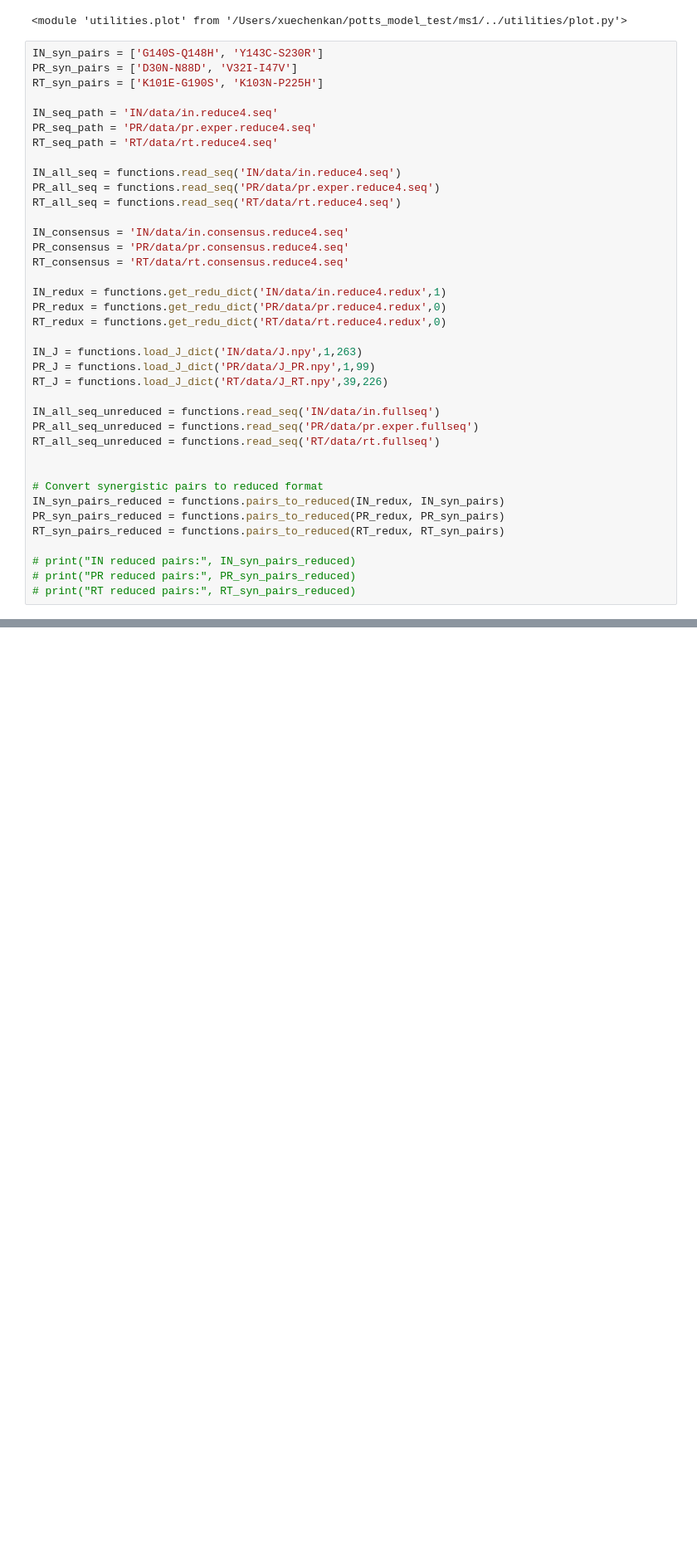
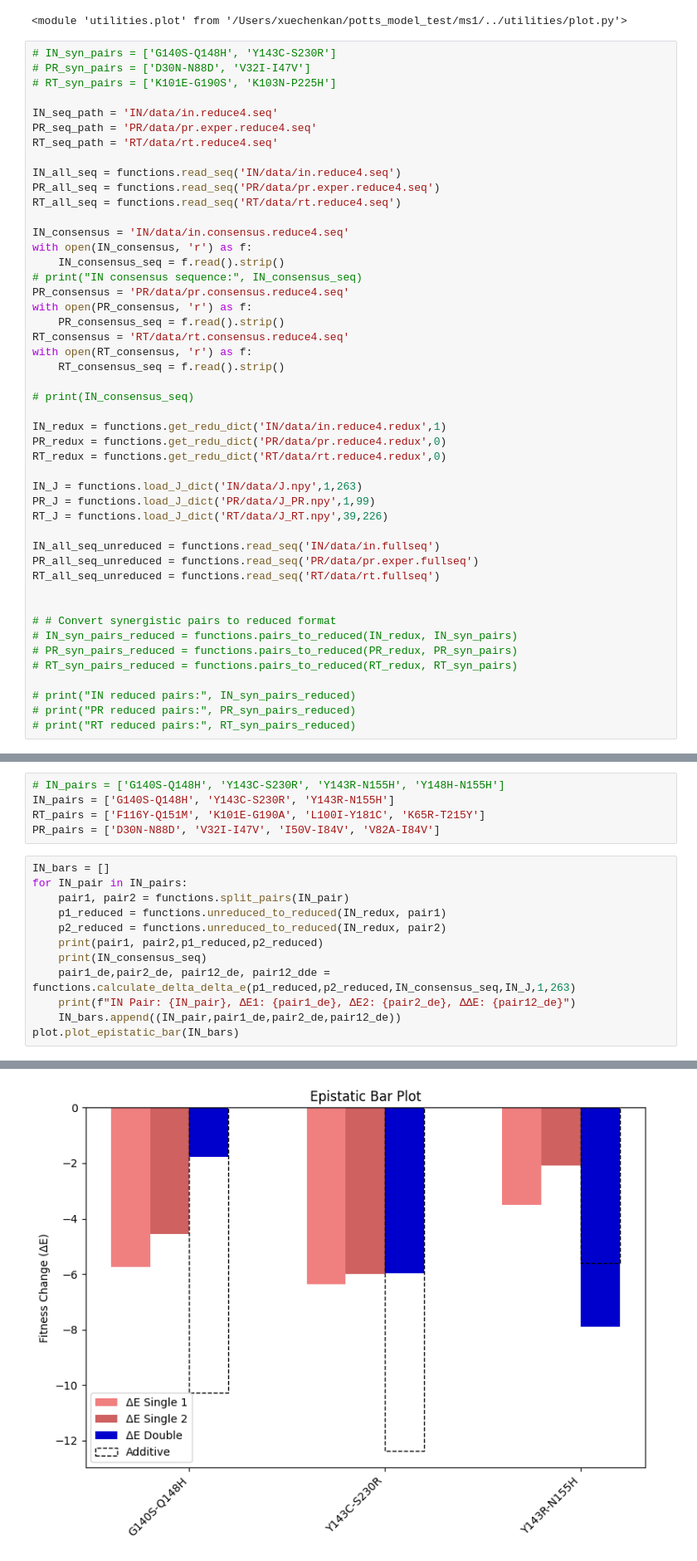
Before and after one commit to Daniel-Xkan/potts_model_test, a Jupyter notebook: ms1/epistasis_bar.ipynb, the cells around one changed output, grey strips where cells are left out. Shown at 83% size. Saved outputs shown, nothing was run; the diff lists cells and outputs as text; blank space fills up the shorter version.

```diff
--- a/ms1/epistasis_bar.ipynb
+++ b/ms1/epistasis_bar.ipynb
@@ -12,9 +12,9 @@ importlib.reload(plot)
 # %% [output]
 <module 'utilities.plot' from '/Users/xuechenkan/potts_model_test/ms1/../utilities/plot.py'>
 # %%
-IN_syn_pairs = ['G140S-Q148H', 'Y143C-S230R']
-PR_syn_pairs = ['D30N-N88D', 'V32I-I47V']
-RT_syn_pairs = ['K101E-G190S', 'K103N-P225H']
+# IN_syn_pairs = ['G140S-Q148H', 'Y143C-S230R']
+# PR_syn_pairs = ['D30N-N88D', 'V32I-I47V']
+# RT_syn_pairs = ['K101E-G190S', 'K103N-P225H']
 
 IN_seq_path = 'IN/data/in.reduce4.seq'
 PR_seq_path = 'PR/data/pr.exper.reduce4.seq'
@@ -25,8 +25,17 @@ PR_all_seq = functions.read_seq('PR/data/pr.exper.reduce4.seq')
 RT_all_seq = functions.read_seq('RT/data/rt.reduce4.seq')
 
 IN_consensus = 'IN/data/in.consensus.reduce4.seq'
+with open(IN_consensus, 'r') as f:
+    IN_consensus_seq = f.read().strip()
+# print("IN consensus sequence:", IN_consensus_seq)
 PR_consensus = 'PR/data/pr.consensus.reduce4.seq'
+with open(PR_consensus, 'r') as f:
+    PR_consensus_seq = f.read().strip()
 RT_consensus = 'RT/data/rt.consensus.reduce4.seq'
+with open(RT_consensus, 'r') as f:
+    RT_consensus_seq = f.read().strip()
+
+# print(IN_consensus_seq)
 
 IN_redux = functions.get_redu_dict('IN/data/in.reduce4.redux',1)
 PR_redux = functions.get_redu_dict('PR/data/pr.reduce4.redux',0)
@@ -41,10 +50,10 @@ PR_all_seq_unreduced = functions.read_seq('PR/data/pr.exper.fullseq')
 RT_all_seq_unreduced = functions.read_seq('RT/data/rt.fullseq')
 
 
-# Convert synergistic pairs to reduced format
-IN_syn_pairs_reduced = functions.pairs_to_reduced(IN_redux, IN_syn_pairs)
-PR_syn_pairs_reduced = functions.pairs_to_reduced(PR_redux, PR_syn_pairs)
-RT_syn_pairs_reduced = functions.pairs_to_reduced(RT_redux, RT_syn_pairs)
+# # Convert synergistic pairs to reduced format
+# IN_syn_pairs_reduced = functions.pairs_to_reduced(IN_redux, IN_syn_pairs)
+# PR_syn_pairs_reduced = functions.pairs_to_reduced(PR_redux, PR_syn_pairs)
+# RT_syn_pairs_reduced = functions.pairs_to_reduced(RT_redux, RT_syn_pairs)
 
 # print("IN reduced pairs:", IN_syn_pairs_reduced)
 # print("PR reduced pairs:", PR_syn_pairs_reduced)
@@ -51,0 +81,18 @@ RT_syn_pairs_reduced = functions.pairs_to_reduced(RT_redux, RT_syn_pairs)
+# %%
+# IN_pairs = ['G140S-Q148H', 'Y143C-S230R', 'Y143R-N155H', 'Y148H-N155H']
+IN_pairs = ['G140S-Q148H', 'Y143C-S230R', 'Y143R-N155H']
+RT_pairs = ['F116Y-Q151M', 'K101E-G190A', 'L100I-Y181C', 'K65R-T215Y']
+PR_pairs = ['D30N-N88D', 'V32I-I47V', 'I50V-I84V', 'V82A-I84V']
+# %%
+IN_bars = []
+for IN_pair in IN_pairs:
+    pair1, pair2 = functions.split_pairs(IN_pair)
+    p1_reduced = functions.unreduced_to_reduced(IN_redux, pair1)
+    p2_reduced = functions.unreduced_to_reduced(IN_redux, pair2)
+    print(pair1, pair2,p1_reduced,p2_reduced)
+    print(IN_consensus_seq)
+    pair1_de,pair2_de, pair12_de, pair12_dde = functions.calculate_delta_delta_e(p1_reduced,p2_reduced,IN_consensus_seq,IN_J,1,263)
+    print(f"IN Pair: {IN_pair}, ΔE1: {pair1_de}, ΔE2: {pair2_de}, ΔΔE: {pair12_de}")
+    IN_bars.append((IN_pair,pair1_de,pair2_de,pair12_de))
+plot.plot_epistatic_bar(IN_bars)
+# %% [output]
@@ -52 +108,2 @@ RT_syn_pairs_reduced = functions.pairs_to_reduced(RT_redux, RT_syn_pairs)
+[figure, added]
 # %%
```
Also changed, not shown: parts of 3 cells of this notebook, 4 other files.
